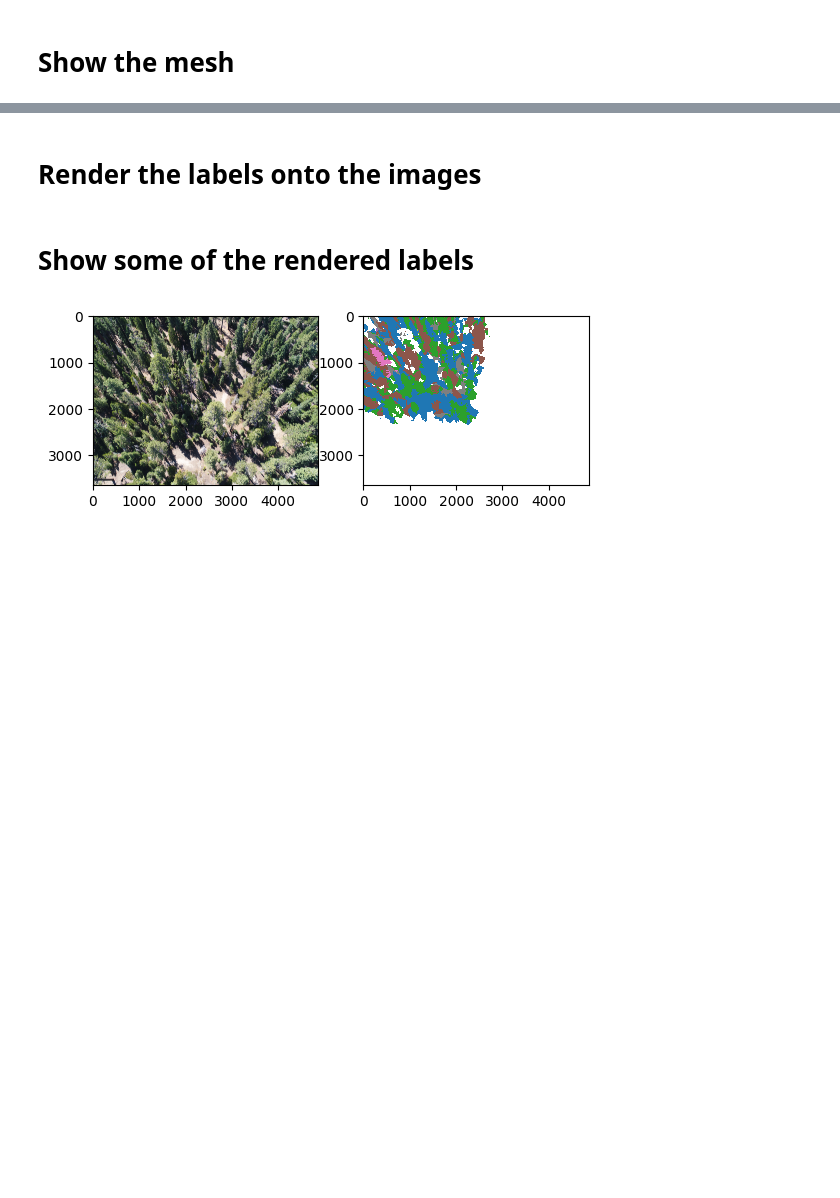
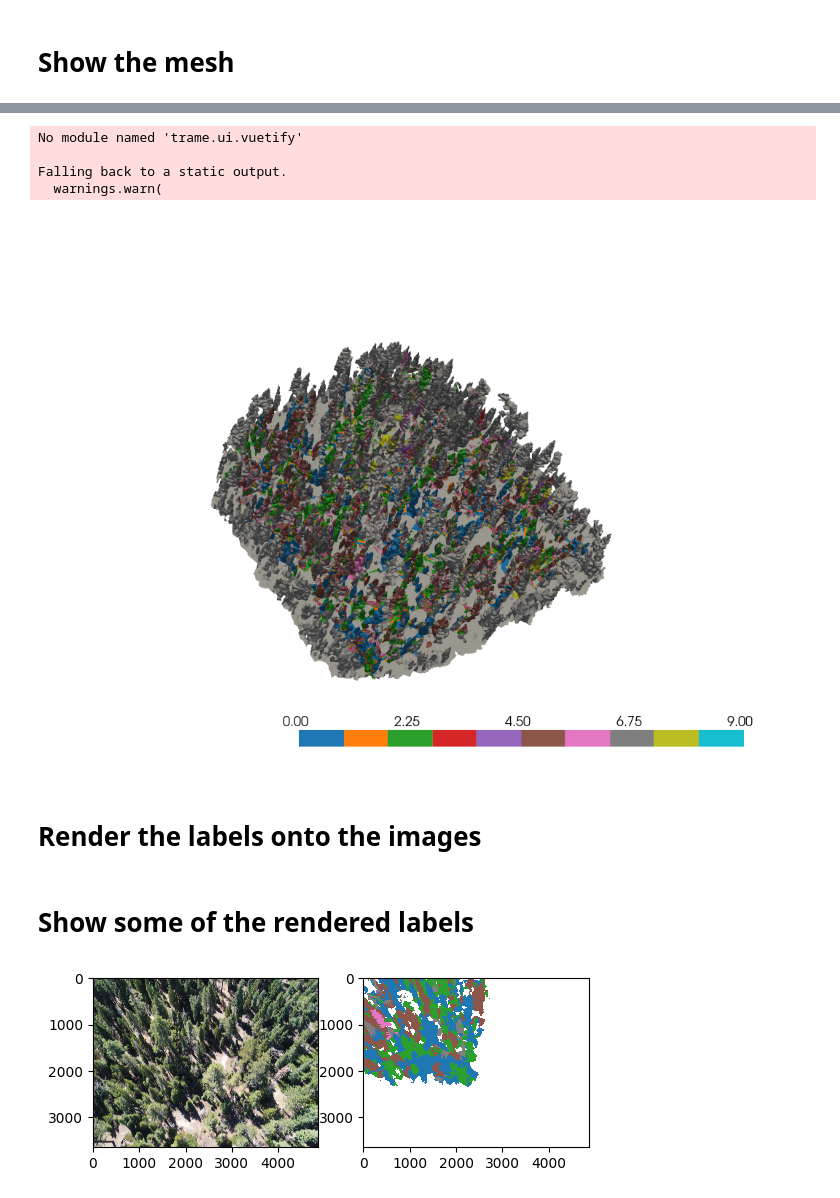
Before and after one commit to open-forest-observatory/geograypher, a Jupyter notebook: examples/render_labels.ipynb, the cells around one changed output, grey strips where cells are left out. Drawn from its saved outputs; the diff is of its cells as text; code cells hidden in the pictures; blank space fills up the shorter version.

```diff
--- a/examples/render_labels.ipynb
+++ b/examples/render_labels.ipynb
@@ -147,3 +154,12 @@ Falling back to a static output.
+# %%
+# You can include the camera set, but it's cleaner without it
+mesh.vis(camera_set=None, force_xvfb=True)
+# %% [output]
+No module named 'trame.ui.vuetify'
+
+Falling back to a static output.
+  warnings.warn(
+[figure, added]
 # %% [markdown]
 # Render the labels onto the images
 # %%
```
Also changed, not shown: parts of 3 cells of this notebook.
